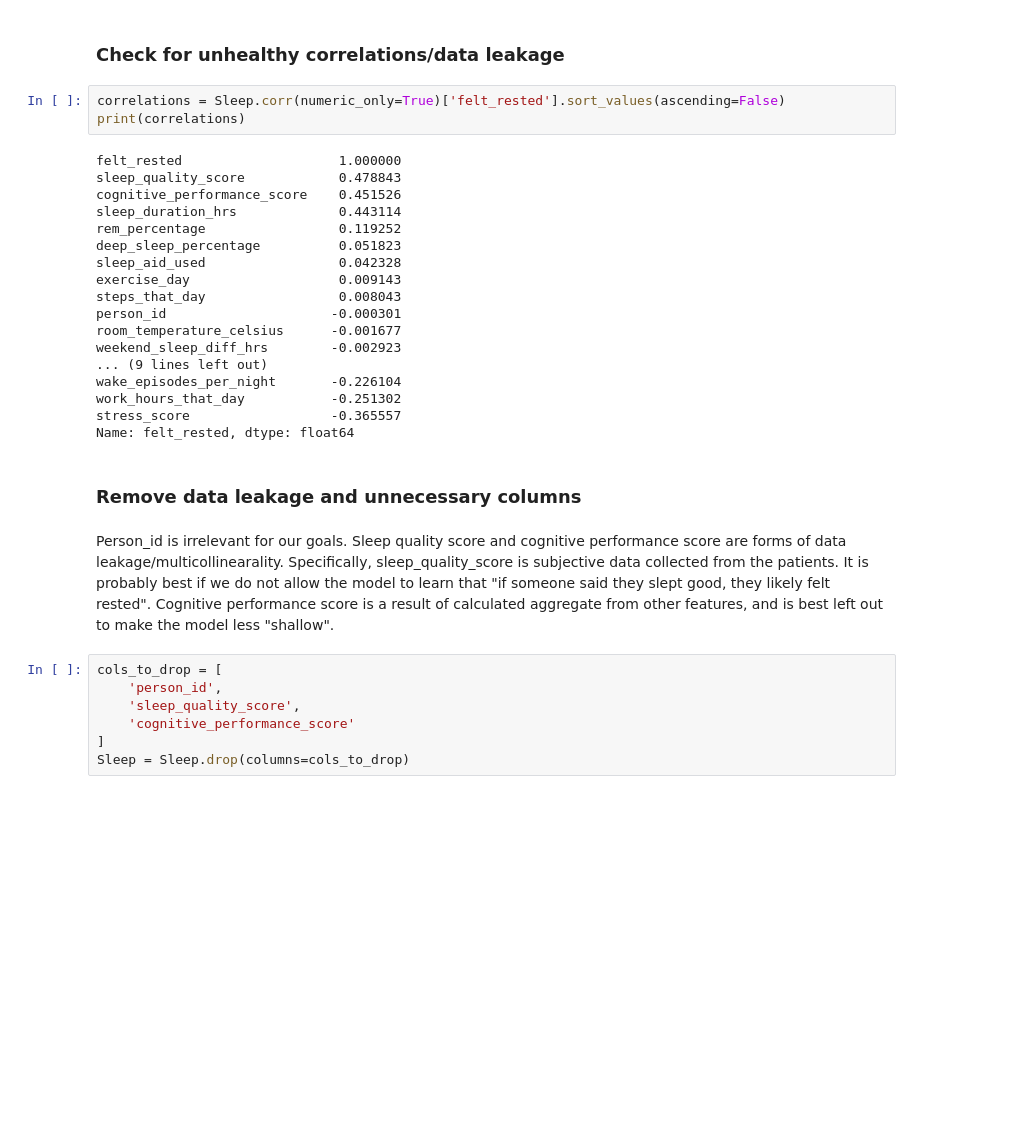
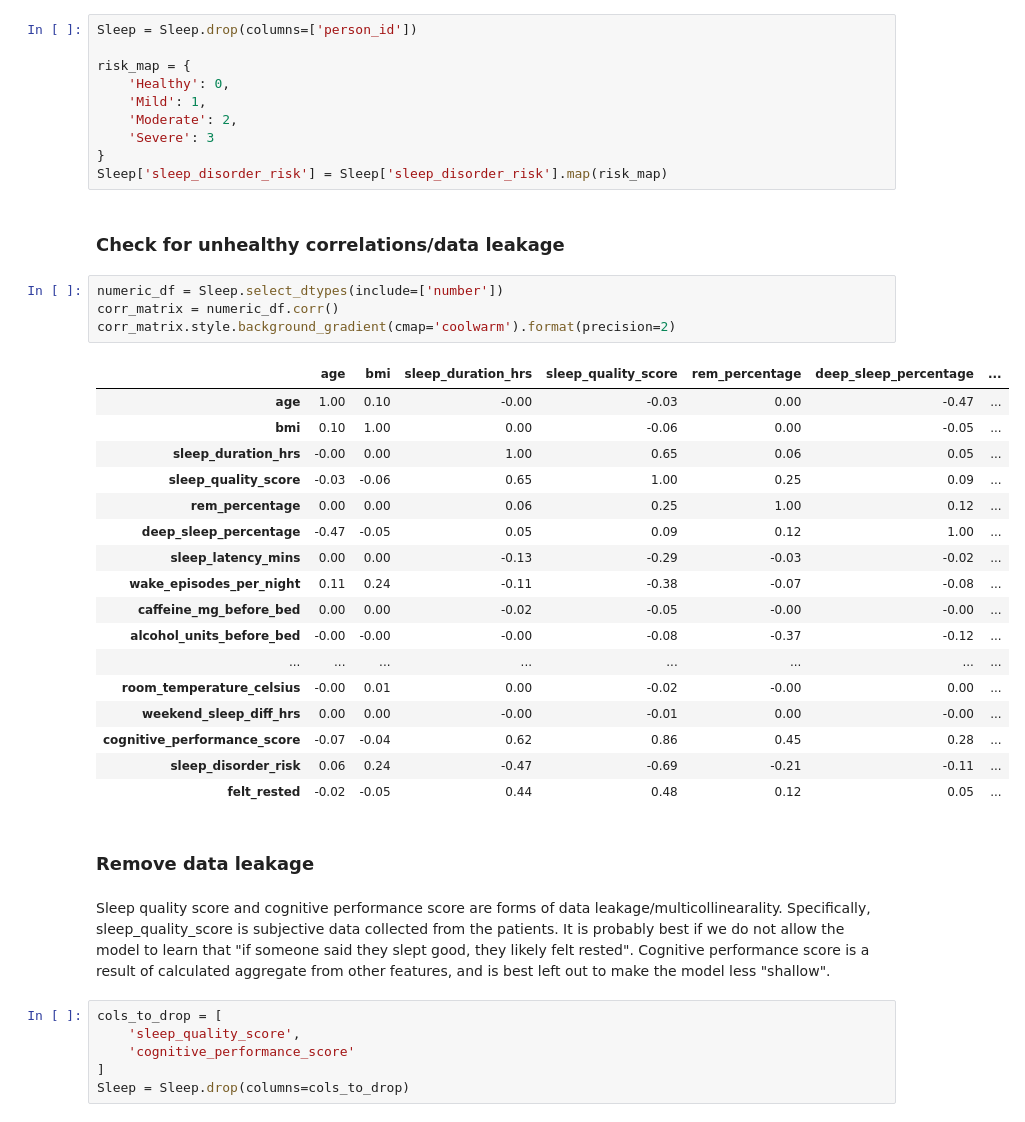
Before and after one commit to JosephPizzuti/cse2600_final_project, a Jupyter notebook: notebooks/01_preprocessing.ipynb, the cells around one changed output. Saved outputs shown, nothing was run; the diff lists cells and outputs as text; blank space fills up the shorter version.

Commit message:
Making correlation matrix, turning some categorical features into trackable numerical ones

```diff
--- a/notebooks/01_preprocessing.ipynb
+++ b/notebooks/01_preprocessing.ipynb
@@ -25,34 +32,43 @@ dtype: object
+# %%
+Sleep = Sleep.drop(columns=['person_id'])
+
+risk_map = {
+    'Healthy': 0,
+    'Mild': 1,
+    'Moderate': 2,
+    'Severe': 3
+}
+Sleep['sleep_disorder_risk'] = Sleep['sleep_disorder_risk'].map(risk_map)
 # %% [markdown]
 ### Check for unhealthy correlations/data leakage
 # %%
-correlations = Sleep.corr(numeric_only=True)['felt_rested'].sort_values(ascending=False)
-print(correlations)
+numeric_df = Sleep.select_dtypes(include=['number'])
+corr_matrix = numeric_df.corr()
+corr_matrix.style.background_gradient(cmap='coolwarm').format(precision=2)
 # %% [output]
-felt_rested                    1.000000
-sleep_quality_score            0.478843
-cognitive_performance_score    0.451526
-sleep_duration_hrs             0.443114
-rem_percentage                 0.119252
-deep_sleep_percentage          0.051823
-sleep_aid_used                 0.042328
-exercise_day                   0.009143
-steps_that_day                 0.008043
-person_id                     -0.000301
-room_temperature_celsius      -0.001677
-weekend_sleep_diff_hrs        -0.002923
-... (9 lines left out)
-wake_episodes_per_night       -0.226104
-work_hours_that_day           -0.251302
-stress_score                  -0.365557
-Name: felt_rested, dtype: float64
+|  | age | bmi | sleep_duration_hrs | sleep_quality_score | rem_percentage | deep_sleep_percentage | ... |
+| age | 1.00 | 0.10 | -0.00 | -0.03 | 0.00 | -0.47 | ... |
+| bmi | 0.10 | 1.00 | 0.00 | -0.06 | 0.00 | -0.05 | ... |
+| sleep_duration_hrs | -0.00 | 0.00 | 1.00 | 0.65 | 0.06 | 0.05 | ... |
+| sleep_quality_score | -0.03 | -0.06 | 0.65 | 1.00 | 0.25 | 0.09 | ... |
+| rem_percentage | 0.00 | 0.00 | 0.06 | 0.25 | 1.00 | 0.12 | ... |
+| deep_sleep_percentage | -0.47 | -0.05 | 0.05 | 0.09 | 0.12 | 1.00 | ... |
+| sleep_latency_mins | 0.00 | 0.00 | -0.13 | -0.29 | -0.03 | -0.02 | ... |
+| wake_episodes_per_night | 0.11 | 0.24 | -0.11 | -0.38 | -0.07 | -0.08 | ... |
+| caffeine_mg_before_bed | 0.00 | 0.00 | -0.02 | -0.05 | -0.00 | -0.00 | ... |
+| alcohol_units_before_bed | -0.00 | -0.00 | -0.00 | -0.08 | -0.37 | -0.12 | ... |
+| ... | ... | ... | ... | ... | ... | ... | ... |
+| room_temperature_celsius | -0.00 | 0.01 | 0.00 | -0.02 | -0.00 | 0.00 | ... |
+| weekend_sleep_diff_hrs | 0.00 | 0.00 | -0.00 | -0.01 | 0.00 | -0.00 | ... |
+| cognitive_performance_score | -0.07 | -0.04 | 0.62 | 0.86 | 0.45 | 0.28 | ... |
+| sleep_disorder_risk | 0.06 | 0.24 | -0.47 | -0.69 | -0.21 | -0.11 | ... |
+| felt_rested | -0.02 | -0.05 | 0.44 | 0.48 | 0.12 | 0.05 | ... |
 # %% [markdown]
-### Remove data leakage and unnecessary columns
+### Remove data leakage
 # %% [markdown]
-Person_id is irrelevant for our goals.
 Sleep quality score and cognitive performance score are forms of data leakage/multicollinearality. Specifically, sleep_quality_score is subjective data collected from the patients. It is probably best if we do not allow the model to learn that "if someone said they slept good, they likely felt rested". Cognitive performance score is a result of calculated aggregate from other features, and is best left out to make the model less "shallow".
 # %%
 cols_to_drop = [
-    'person_id',
     'sleep_quality_score',
     'cognitive_performance_score'
 ]
```
Also changed, not shown: parts of 3 cells of this notebook.
